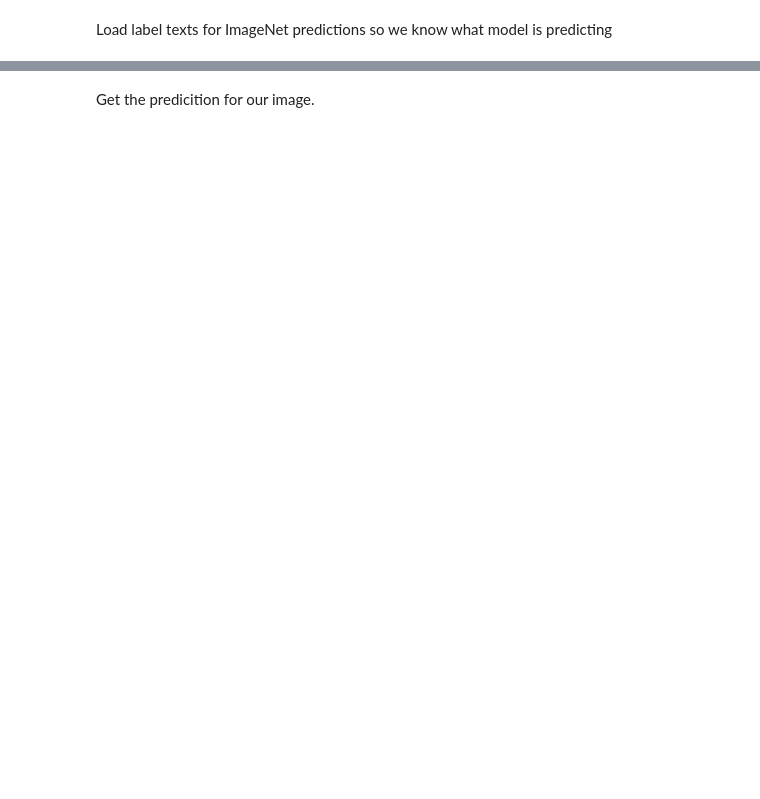
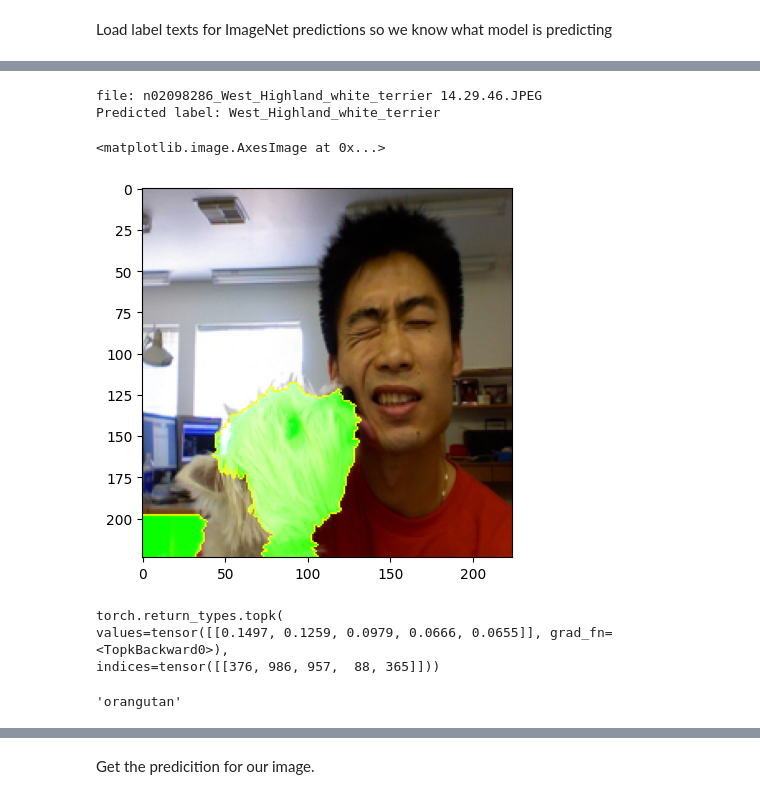
Before and after one commit to nursaltyn/neural_networks_explainability, a Jupyter notebook: Assignment_4/LIME/Tutorial - images - Pytorch.ipynb, the cells around one changed output, grey strips where cells are left out. Cells and saved outputs as stored; diff of their text form; code cells hidden in the pictures; blank space fills up the shorter version.

```diff
--- a/Assignment_4/LIME/Tutorial - images - Pytorch.ipynb
+++ b/Assignment_4/LIME/Tutorial - images - Pytorch.ipynb
@@ -61,0 +95,5 @@ Downloading: "https://download.pytorch.org/models/inception_v3_google-0cc3c7bd.p
+# %%
+### Load file names
+
+directory = '/Users/nursulusagimbayeva/Downloads/TrustworthyML-24/neural_networks_explainability/Assignment_4/LIME/data'
+file_names = os.listdir(directory)
@@ -68,3 +109,5 @@ with open(os.path.abspath('./data/imagenet_class_index.json'), 'r') as read_file
     idx2label = [class_idx[str(k)][1] for k in range(len(class_idx))]
     cls2label = {class_idx[str(k)][0]: class_idx[str(k)][1] for k in range(len(class_idx))}
     cls2idx = {class_idx[str(k)][0]: k for k in range(len(class_idx))}
+# %%
+file_names = [el for el in file_names if el!= '.DS_Store']
@@ -70,0 +128,45 @@ with open(os.path.abspath('./data/imagenet_class_index.json'), 'r') as read_file
+# %%
+file = file_names[10]
+print("file:", file)
+img = get_image(f'./data/{file}')
+#transform to tensors
+img_t = get_input_tensors(img)
+
+#get prediction for orig. image
+model.eval()
+logits = model(img_t)
+
+# print most likely prediction: logits through softmax
+probs = F.softmax(logits, dim=1)
+probs1 = probs.topk(1)
+tuple((p,c, idx2label[c]) for p, c in zip(probs1[0][0].detach().numpy(), probs1[1][0].detach().numpy()))
+
+
+pill_transf = get_pil_transform()
+preprocess_transform = get_preprocess_transform()
+
+test_pred = batch_predict([pill_transf(img)])
+pred_label = test_pred.squeeze().argmax()
+print("Predicted label:", idx2label[pred_label])
+
+#create explanation for this prediciton.
+
+
+explainer = lime_image.LimeImageExplainer()
+explanation = explainer.explain_instance(np.array(pill_transf(img)),
+                                        batch_predict, # classification function
+                                        top_labels=5,
+                                        hide_color=0,
+                                        num_samples=1000) # number of images that will be sent to classification function
+
+
+# add mask to see the areas contributing the most to the prediction
+temp, mask = explanation.get_image_and_mask(explanation.top_labels[0], positive_only=False, num_features=5, hide_rest=False)
+img_boundry1 = mark_boundaries(temp/255.0, mask)
+# plt.savefig('results/white_terrier_against.jpg', format='jpg', bbox_inches='tight')
+plt.imshow(img_boundry1)
+# %% [output]
+file: n02098286_West_Highland_white_terrier 14.29.46.JPEG
+Predicted label: West_Highland_white_terrier
+<matplotlib.image.AxesImage at 0x...>
+[figure, added]
@@ -70,0 +175,10 @@ with open(os.path.abspath('./data/imagenet_class_index.json'), 'r') as read_file
+# %%
+probs1
+# %% [output]
+torch.return_types.topk(
+values=tensor([[0.1497, 0.1259, 0.0979, 0.0666, 0.0655]], grad_fn=<TopkBackward0>),
+indices=tensor([[376, 986, 957,  88, 365]]))
+# %%
+idx2label[365]
+# %% [output]
+'orangutan'
```
Also changed, not shown: parts of 25 cells of this notebook, 23 other files.
